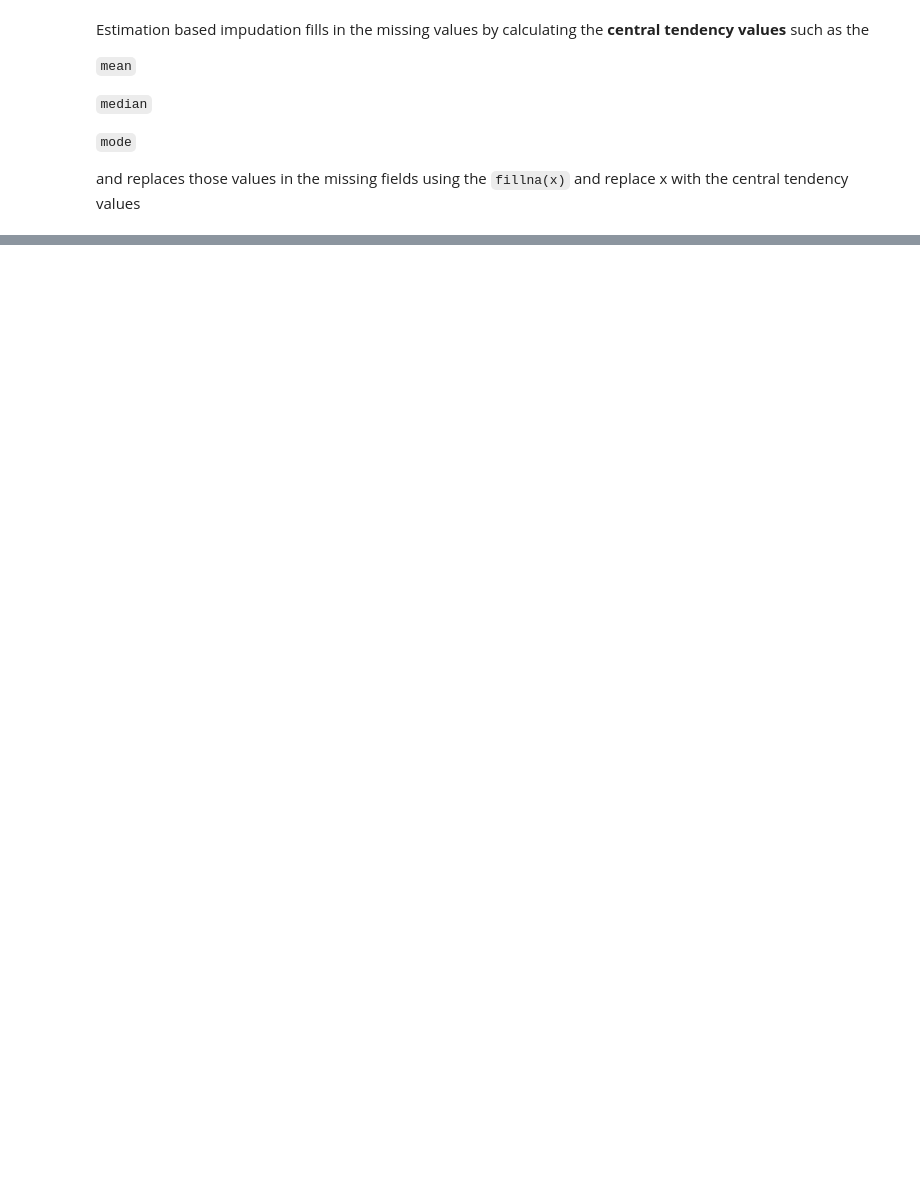
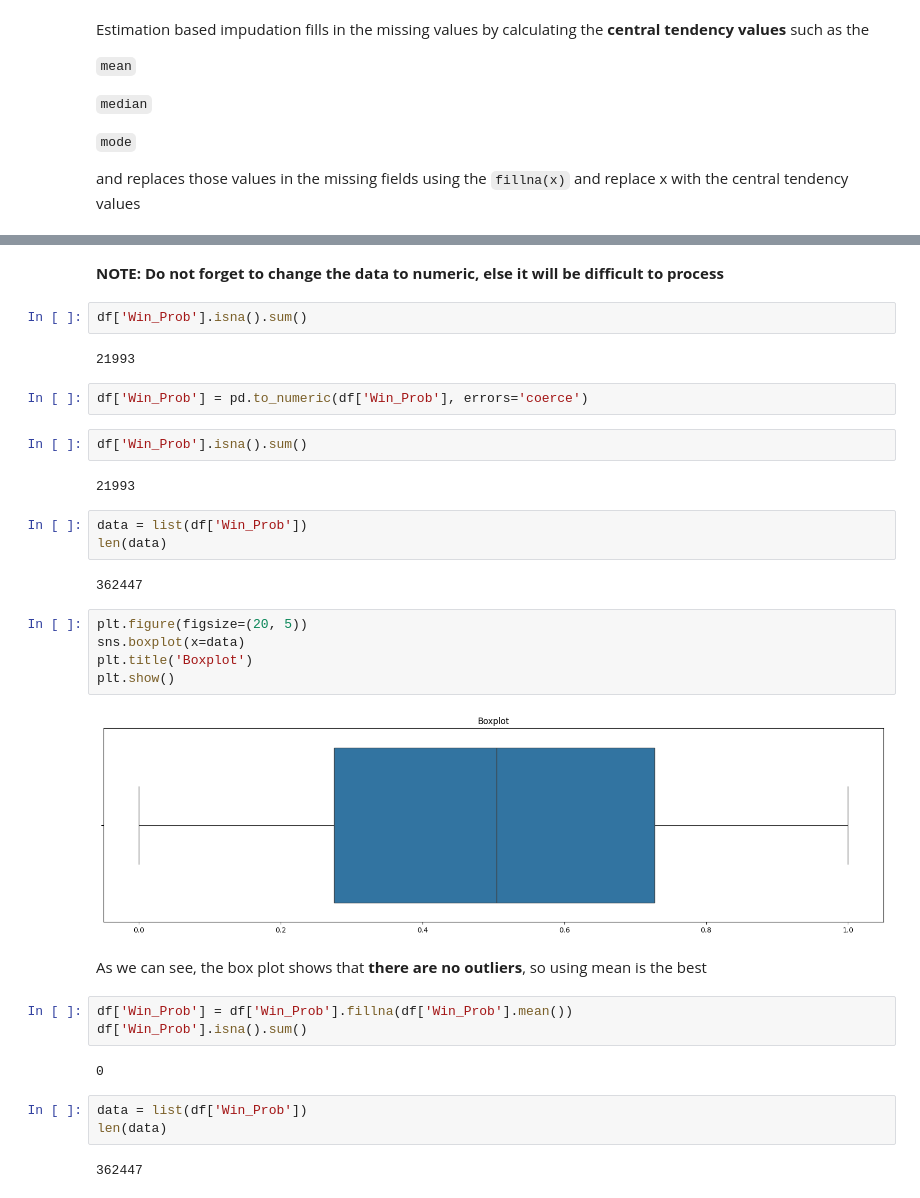
Before and after one commit to Nayan-Chimariya/LearningDataAnalysis, a Jupyter notebook: HandlingMissingData.ipynb, the cells around one changed output, grey strips where cells are left out. Drawn from its saved outputs; the diff is of its cells as text; blank space fills up the shorter version.

```diff
--- a/HandlingMissingData.ipynb
+++ b/HandlingMissingData.ipynb
@@ -227,0 +354,36 @@ and replaces those values in the missing fields using the `fillna(x)` and replac
+# %% [markdown]
+**NOTE: Do not forget to change the data to numeric, else it will be difficult to process**
+# %%
+df['Win_Prob'].isna().sum()
+# %% [output]
+21993
+# %%
+df['Win_Prob'] = pd.to_numeric(df['Win_Prob'], errors='coerce')
+# %%
+df['Win_Prob'].isna().sum()
+# %% [output]
+21993
+# %%
+data = list(df['Win_Prob'])
+len(data)
+# %% [output]
+362447
+# %%
+plt.figure(figsize=(20, 5))
+sns.boxplot(x=data)
+plt.title('Boxplot')
+plt.show()
+# %% [output]
+[figure, added]
+# %% [markdown]
+As we can see, the box plot shows that **there are no outliers**, so using mean is the best
+# %%
+df['Win_Prob'] = df['Win_Prob'].fillna(df['Win_Prob'].mean())
+df['Win_Prob'].isna().sum()
+# %% [output]
+0
+# %%
+data = list(df['Win_Prob'])
+len(data)
+# %% [output]
+362447
```
Also changed, not shown: parts of 48 cells of this notebook.
